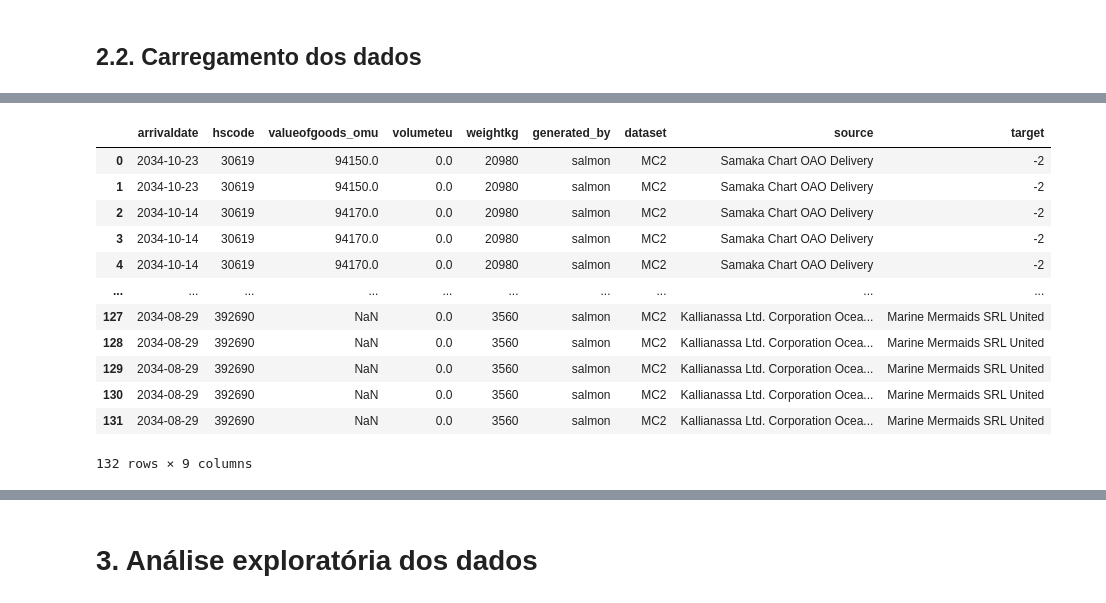
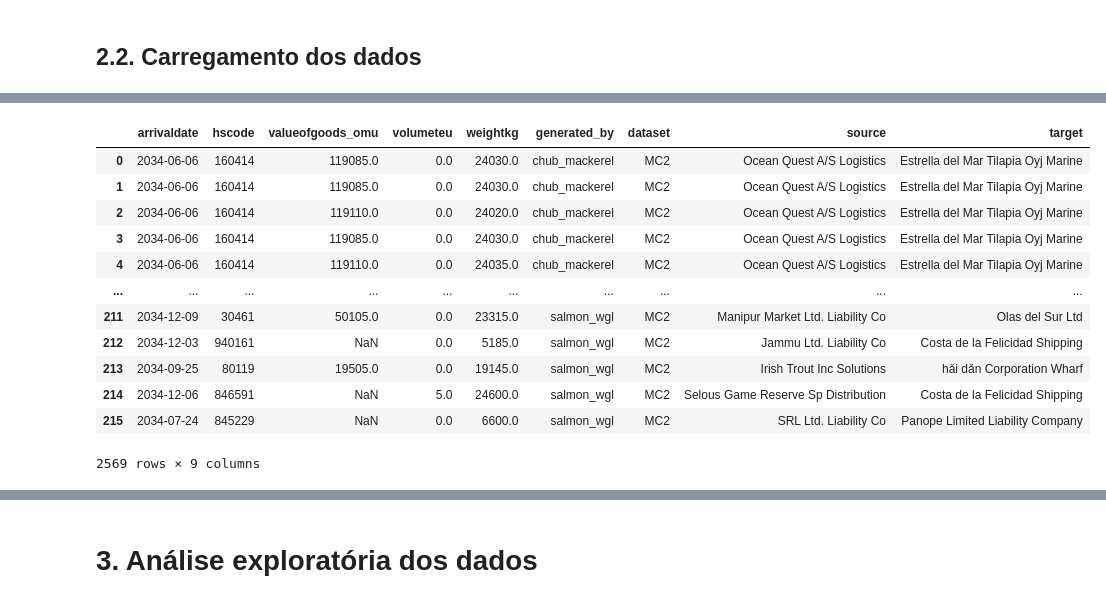
Before and after one commit to hellsdeur/phishing4fishes, a Jupyter notebook: main.ipynb, the cells around one changed output, grey strips where cells are left out. Saved outputs shown, nothing was run; the diff lists cells and outputs as text; code cells hidden in the pictures.

```diff
--- a/main.ipynb
+++ b/main.ipynb
@@ -100,17 +130,0 @@ salmon_nodes
-# %%
-salmon_links = pd.DataFrame(bundles["salmon"]["links"])
-salmon_links
-# %% [output]
-|  | arrivaldate | hscode | valueofgoods_omu | volumeteu | weightkg | generated_by | dataset | source | target |
-| 0 | 2034-10-23 | 30619 | 94150.0 | 0.0 | 20980 | salmon | MC2 | Samaka Chart ОАО Delivery | -2 |
-| 1 | 2034-10-23 | 30619 | 94150.0 | 0.0 | 20980 | salmon | MC2 | Samaka Chart ОАО Delivery | -2 |
-| 2 | 2034-10-14 | 30619 | 94170.0 | 0.0 | 20980 | salmon | MC2 | Samaka Chart ОАО Delivery | -2 |
-| 3 | 2034-10-14 | 30619 | 94170.0 | 0.0 | 20980 | salmon | MC2 | Samaka Chart ОАО Delivery | -2 |
-| 4 | 2034-10-14 | 30619 | 94170.0 | 0.0 | 20980 | salmon | MC2 | Samaka Chart ОАО Delivery | -2 |
-| ... | ... | ... | ... | ... | ... | ... | ... | ... | ... |
-| 127 | 2034-08-29 | 392690 | NaN | 0.0 | 3560 | salmon | MC2 | Kallianassa Ltd. Corporation Ocea... | Marine Mermaids SRL United |
-| 128 | 2034-08-29 | 392690 | NaN | 0.0 | 3560 | salmon | MC2 | Kallianassa Ltd. Corporation Ocea... | Marine Mermaids SRL United |
-| 129 | 2034-08-29 | 392690 | NaN | 0.0 | 3560 | salmon | MC2 | Kallianassa Ltd. Corporation Ocea... | Marine Mermaids SRL United |
-| 130 | 2034-08-29 | 392690 | NaN | 0.0 | 3560 | salmon | MC2 | Kallianassa Ltd. Corporation Ocea... | Marine Mermaids SRL United |
-| 131 | 2034-08-29 | 392690 | NaN | 0.0 | 3560 | salmon | MC2 | Kallianassa Ltd. Corporation Ocea... | Marine Mermaids SRL United |
-132 rows × 9 columns
@@ -118,0 +131,18 @@ salmon_links.merge(salmon_nodes, left_on="source", right_on="id", how="inner")
+# %%
+df_bundles_links = pd.concat([pd.DataFrame(bundle_data["links"]) for bundle_data in bundles.values()], axis=0)
+df_bundles_links["arrivaldate"] = pd.to_datetime(df_bundles_links["arrivaldate"], format="%Y-%m-%d")
+df_bundles_links
+# %% [output]
+|  | arrivaldate | hscode | valueofgoods_omu | volumeteu | weightkg | generated_by | dataset | source | target |
+| 0 | 2034-06-06 | 160414 | 119085.0 | 0.0 | 24030.0 | chub_mackerel | MC2 | Ocean Quest A/S Logistics | Estrella del Mar Tilapia Oyj Marine |
+| 1 | 2034-06-06 | 160414 | 119085.0 | 0.0 | 24030.0 | chub_mackerel | MC2 | Ocean Quest A/S Logistics | Estrella del Mar Tilapia Oyj Marine |
+| 2 | 2034-06-06 | 160414 | 119110.0 | 0.0 | 24020.0 | chub_mackerel | MC2 | Ocean Quest A/S Logistics | Estrella del Mar Tilapia Oyj Marine |
+| 3 | 2034-06-06 | 160414 | 119085.0 | 0.0 | 24030.0 | chub_mackerel | MC2 | Ocean Quest A/S Logistics | Estrella del Mar Tilapia Oyj Marine |
+| 4 | 2034-06-06 | 160414 | 119110.0 | 0.0 | 24035.0 | chub_mackerel | MC2 | Ocean Quest A/S Logistics | Estrella del Mar Tilapia Oyj Marine |
+| ... | ... | ... | ... | ... | ... | ... | ... | ... | ... |
+| 211 | 2034-12-09 | 30461 | 50105.0 | 0.0 | 23315.0 | salmon_wgl | MC2 | Manipur Market Ltd. Liability Co | Olas del Sur Ltd |
+| 212 | 2034-12-03 | 940161 | NaN | 0.0 | 5185.0 | salmon_wgl | MC2 | Jammu Ltd. Liability Co | Costa de la Felicidad Shipping |
+| 213 | 2034-09-25 | 80119 | 19505.0 | 0.0 | 19145.0 | salmon_wgl | MC2 | Irish Trout Inc Solutions | hǎi dǎn Corporation Wharf |
+| 214 | 2034-12-06 | 846591 | NaN | 5.0 | 24600.0 | salmon_wgl | MC2 | Selous Game Reserve Sp Distribution | Costa de la Felicidad Shipping |
+| 215 | 2034-07-24 | 845229 | NaN | 0.0 | 6600.0 | salmon_wgl | MC2 | SRL Ltd. Liability Co | Panope Limited Liability Company |
+2569 rows × 9 columns
```
Also changed, not shown: parts of 40 cells of this notebook, 2 other files.
